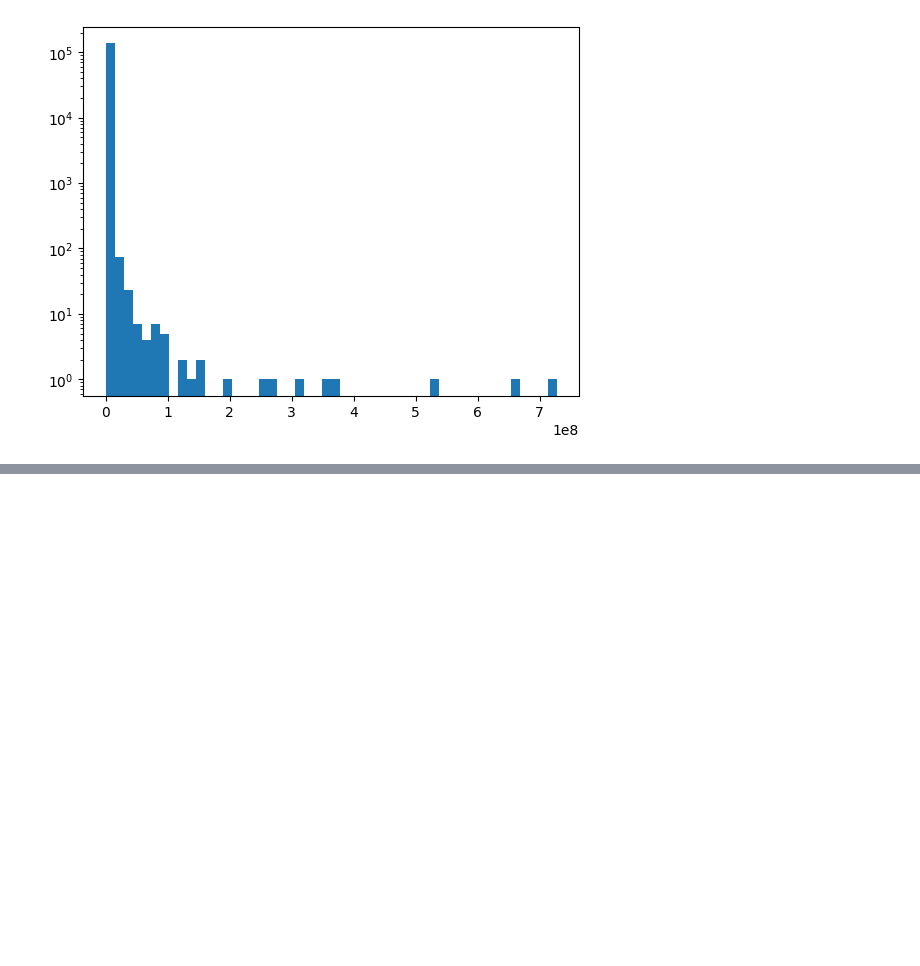
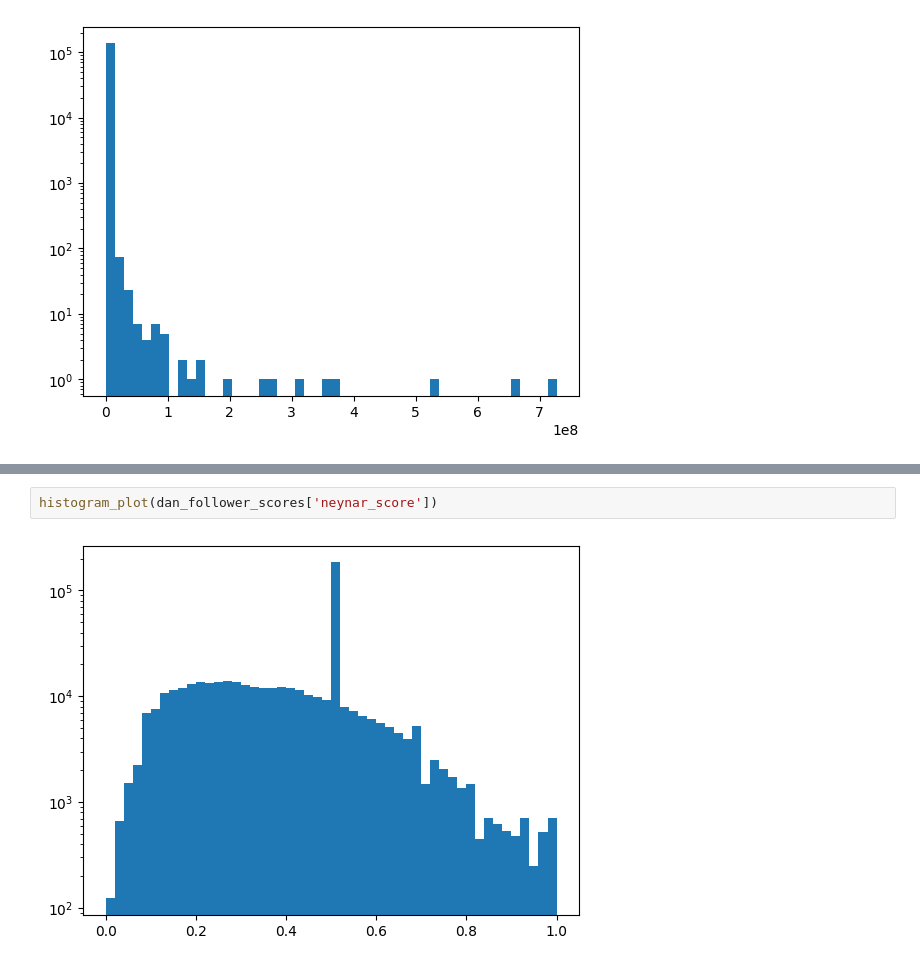
Before and after one commit to jfarid27/neynar-farcaster-graph-analytics, a Jupyter notebook: quotient-fids.ipynb, the cells around one changed output, grey strips where cells are left out. Cells and saved outputs as stored; diff of their text form; blank space fills up the shorter version.

```diff
--- a/quotient-fids.ipynb
+++ b/quotient-fids.ipynb
@@ -44,0 +68,4 @@ histogram_plot(quotient['neynar_score'])
+# %%
+histogram_plot(dan_follower_scores['neynar_score'])
+# %% [output]
+[figure, added]
```
Also changed, not shown: parts of 14 cells of this notebook, 2 other files.
